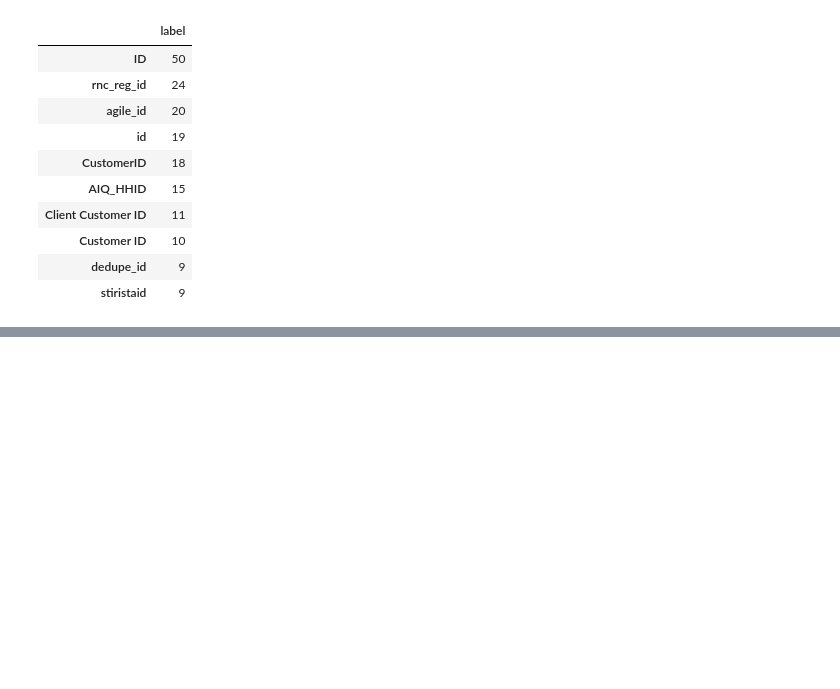
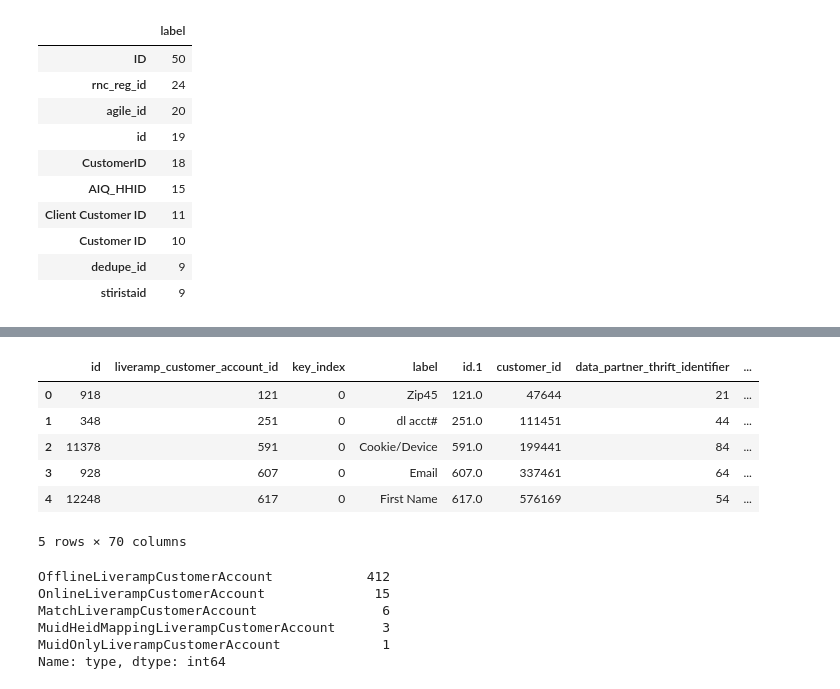
Before and after one commit to anthonylschultz/Product-Investigations, a Jupyter notebook: 20200417_AK_analysis.ipynb, the cells around one changed output, grey strips where cells are left out. Cells and saved outputs as stored; diff of their text form; code cells hidden in the pictures; blank space fills up the shorter version.

```diff
--- a/20200417_AK_analysis.ipynb
+++ b/20200417_AK_analysis.ipynb
@@ -1027,0 +1047,12 @@ CID_values_DS_audiences.head(10)
+# %%
+all_AKs = pd.read_csv('/Users/aschul/Documents/Documents - aschul1118mac/Code_Base/Investigations/20200417_AK_analysis/address_AKs/all_AKs_raw.csv')
+# %%
+all_AKs.head(5)
+# %% [output]
+|  | id | liveramp_customer_account_id | key_index | label | id.1 | customer_id | data_partner_thrift_identifier | ... |
+| 0 | 918 | 121 | 0 | Zip45 | 121.0 | 47644 | 21 | ... |
+| 1 | 348 | 251 | 0 | dl acct# | 251.0 | 111451 | 44 | ... |
+| 2 | 11378 | 591 | 0 | Cookie/Device | 591.0 | 199441 | 84 | ... |
+| 3 | 928 | 607 | 0 | Email | 607.0 | 337461 | 64 | ... |
+| 4 | 12248 | 617 | 0 | First Name | 617.0 | 576169 | 54 | ... |
+5 rows × 70 columns
@@ -1027,0 +1192,9 @@ CID_values_DS_audiences.head(10)
+# %%
+temp_AK_index_6['type'].value_counts()
+# %% [output]
+OfflineLiverampCustomerAccount            412
+OnlineLiverampCustomerAccount              15
+MatchLiverampCustomerAccount                6
+MuidHeidMappingLiverampCustomerAccount      3
+MuidOnlyLiverampCustomerAccount             1
+Name: type, dtype: int64
```
Also changed, not shown: parts of 35 cells of this notebook.
